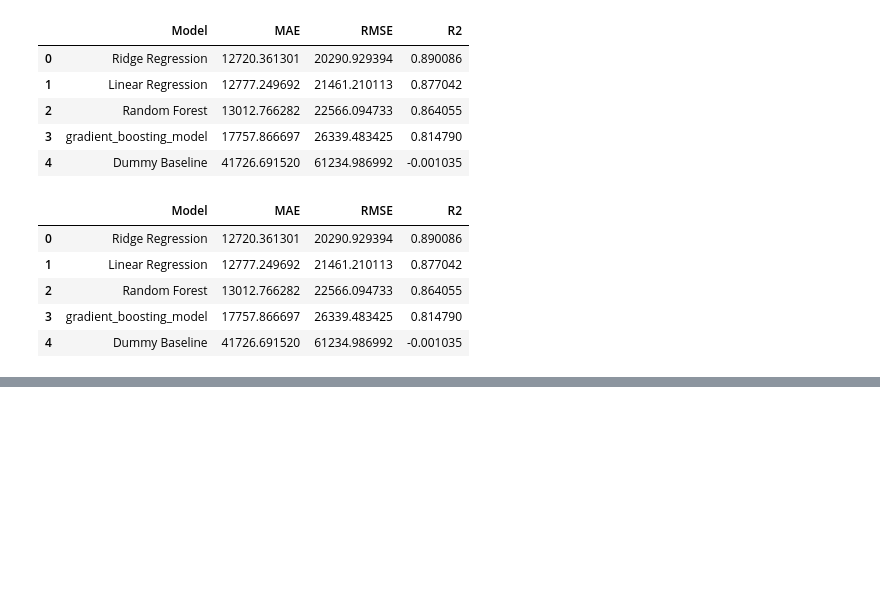
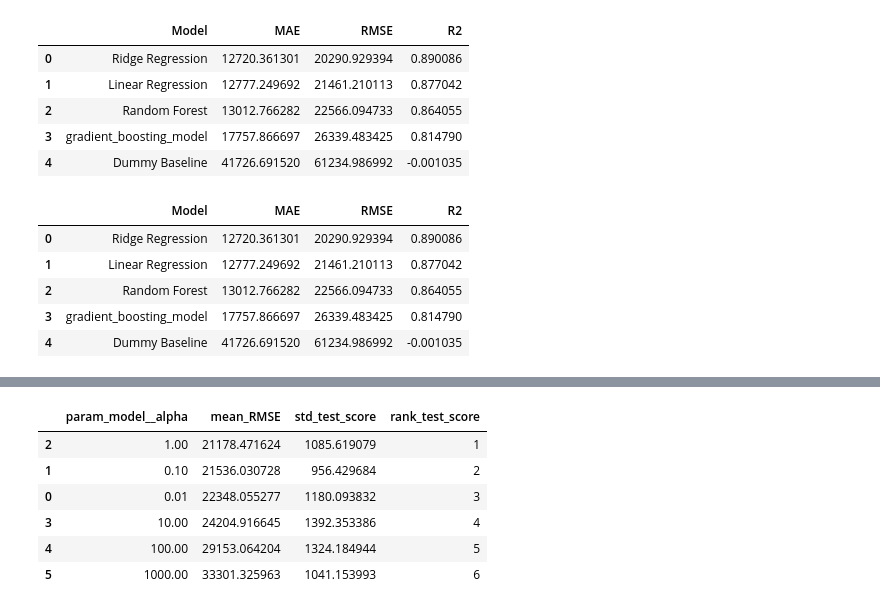
Before and after one commit to Sandeep-060/LaptopWise, a Jupyter notebook: notebooks/05_ml_pipeline.ipynb, the cells around one changed output, grey strips where cells are left out. Saved outputs shown, nothing was run; the diff lists cells and outputs as text; code cells hidden in the pictures; blank space fills up the shorter version.

```diff
--- a/notebooks/05_ml_pipeline.ipynb
+++ b/notebooks/05_ml_pipeline.ipynb
@@ -666,0 +1102,21 @@ comparison_by_rmse
+# %%
+ridge_tuning_results["mean_RMSE"] = (
+    -ridge_tuning_results["mean_test_score"]
+)
+
+ridge_tuning_results[
+    [
+        "param_model__alpha",
+        "mean_RMSE",
+        "std_test_score",
+        "rank_test_score"
+    ]
+].sort_values("rank_test_score")
+# %% [output]
+|  | param_model__alpha | mean_RMSE | std_test_score | rank_test_score |
+| 2 | 1.00 | 21178.471624 | 1085.619079 | 1 |
+| 1 | 0.10 | 21536.030728 | 956.429684 | 2 |
+| 0 | 0.01 | 22348.055277 | 1180.093832 | 3 |
+| 3 | 10.00 | 24204.916645 | 1392.353386 | 4 |
+| 4 | 100.00 | 29153.064204 | 1324.184944 | 5 |
+| 5 | 1000.00 | 33301.325963 | 1041.153993 | 6 |
```
Also changed, not shown: parts of 42 cells of this notebook.
